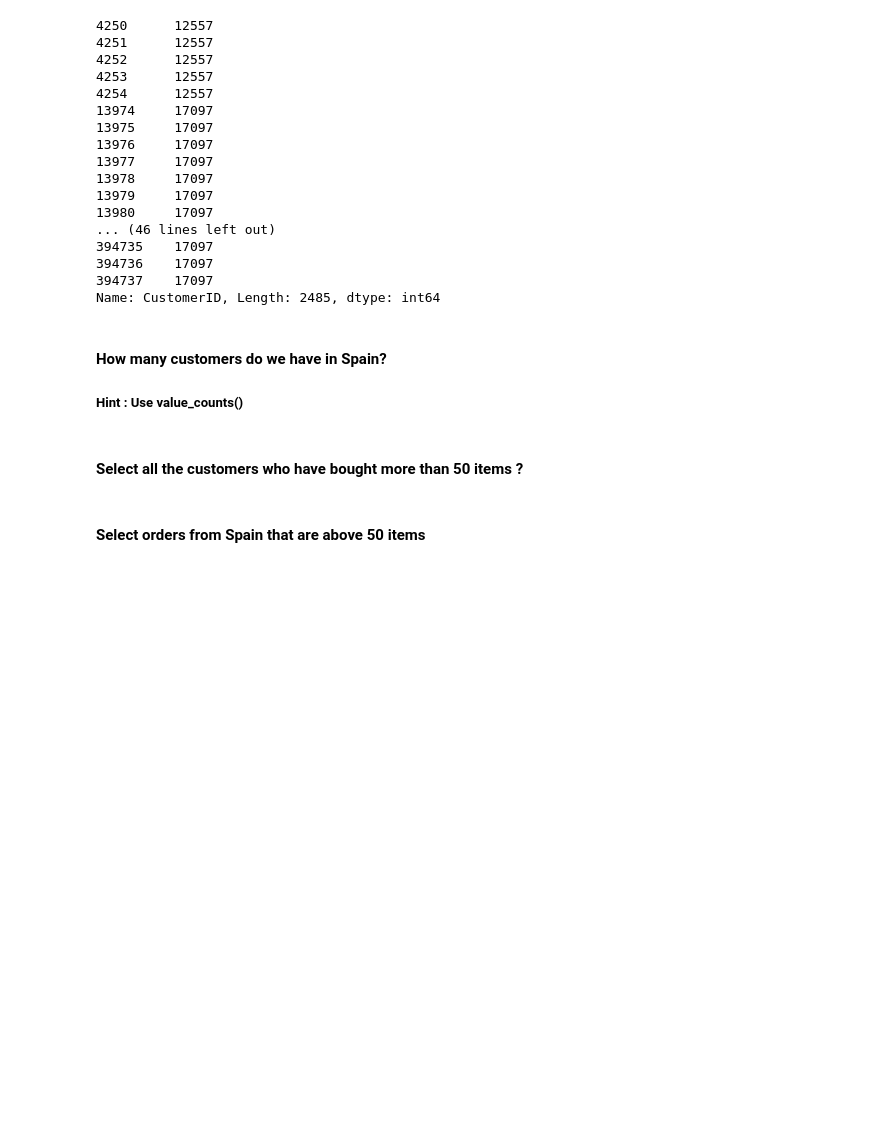
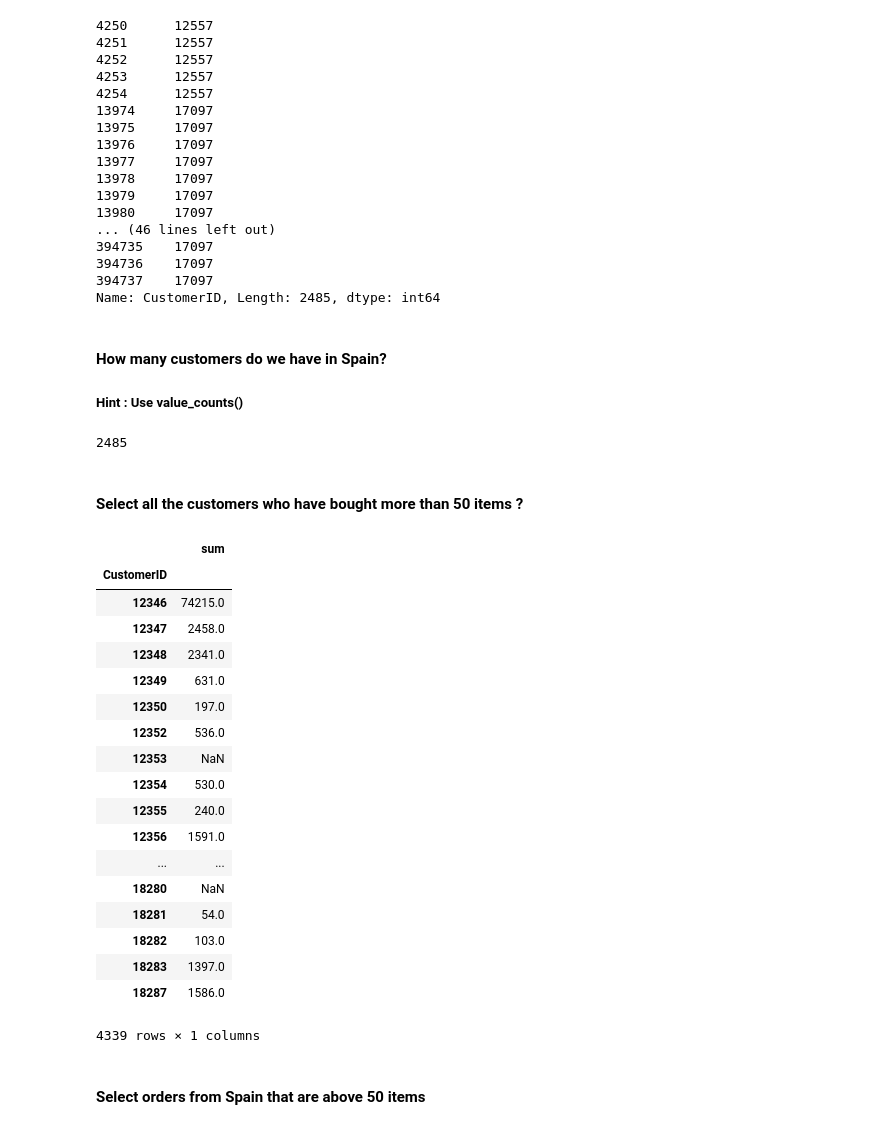
Before and after one commit to JavierLuna/data-labs, a Jupyter notebook: module-2/lab-subsetting-and-descriptive-stats/your-code/main.ipynb, the cells around one changed output. Cells and saved outputs as stored; diff of their text form; code cells hidden in the pictures; blank space fills up the shorter version.

```diff
--- a/module-2/lab-subsetting-and-descriptive-stats/your-code/main.ipynb
+++ b/module-2/lab-subsetting-and-descriptive-stats/your-code/main.ipynb
@@ -396,5 +398,8 @@ Name: CustomerID, Length: 2485, dtype: int64
 ##### Hint : Use value_counts()
 # %%
 # your answer here
+orders.CustomerID[orders.Country == "Spain"].value_counts().sum()
+# %% [output]
+2485
 # %% [markdown]
 #### Select all the customers who have bought more than 50 items ?
@@ -403,3 +406,27 @@ Name: CustomerID, Length: 2485, dtype: int64
+# %%
+# your answer here
+items = pd.DataFrame(orders.groupby(by = "CustomerID").agg({"Quantity":["sum"]}))
+items.Quantity[items.Quantity > 50]
+# %% [output]
+|  | sum |
+| CustomerID |  |
+| 12346 | 74215.0 |
+| 12347 | 2458.0 |
+| 12348 | 2341.0 |
+| 12349 | 631.0 |
+| 12350 | 197.0 |
+| 12352 | 536.0 |
+| 12353 | NaN |
+| 12354 | 530.0 |
+| 12355 | 240.0 |
+| 12356 | 1591.0 |
+| ... | ... |
+| 18280 | NaN |
+| 18281 | 54.0 |
+| 18282 | 103.0 |
+| 18283 | 1397.0 |
+| 18287 | 1586.0 |
+4339 rows × 1 columns
 # %% [markdown]
 #### Select orders from Spain that are above 50 items
 # %%
```
Also changed, not shown: parts of 9 cells of this notebook.
